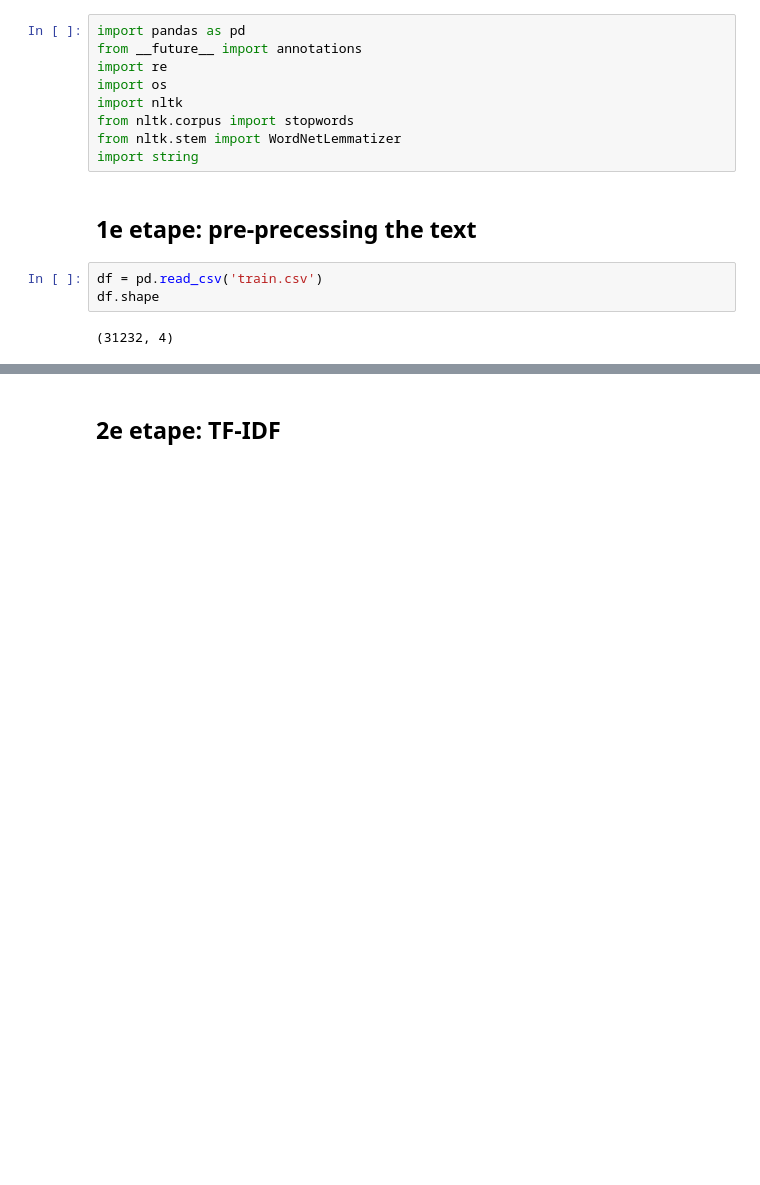
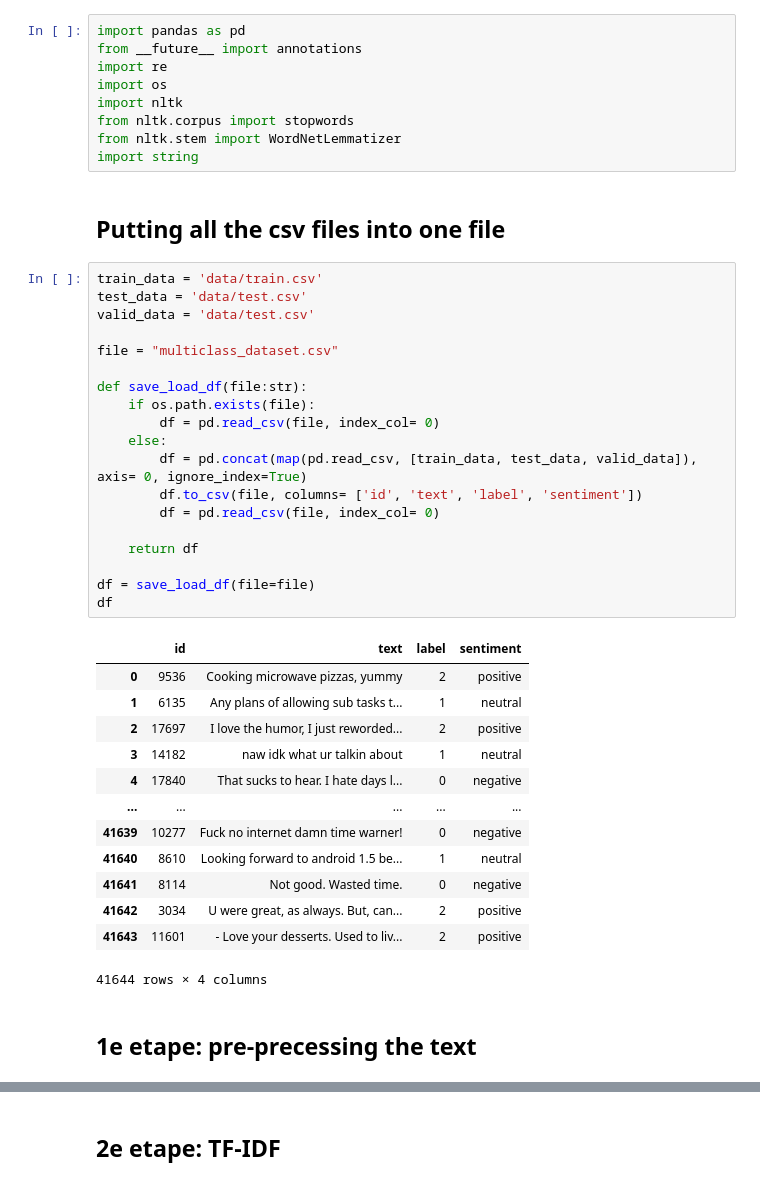
Before and after one commit to mohourzik/sentiment_analysis-project, a Jupyter notebook: notebook.ipynb, the cells around one changed output, grey strips where cells are left out. Saved outputs shown, nothing was run; the diff lists cells and outputs as text; blank space fills up the shorter version.

```diff
--- a/notebook.ipynb
+++ b/notebook.ipynb
@@ -9,11 +9,41 @@ import nltk
 from nltk.corpus import stopwords
 from nltk.stem import WordNetLemmatizer
 import string
+# %% [markdown]
+## Putting all the csv files into one file
+# %%
+train_data = 'data/train.csv'
+test_data = 'data/test.csv'
+valid_data = 'data/test.csv'
+
+file = "multiclass_dataset.csv"
+
+def save_load_df(file:str):
+    if os.path.exists(file):
+        df = pd.read_csv(file, index_col= 0)
+    else:
+        df = pd.concat(map(pd.read_csv, [train_data, test_data, valid_data]), axis= 0, ignore_index=True)
+        df.to_csv(file, columns= ['id', 'text', 'label', 'sentiment'])
+        df = pd.read_csv(file, index_col= 0)
+
+    return df
+
+df = save_load_df(file=file)
+df
+# %% [output]
+|  | id | text | label | sentiment |
+| 0 | 9536 | Cooking microwave pizzas, yummy | 2 | positive |
+| 1 | 6135 | Any plans of allowing sub tasks t... | 1 | neutral |
+| 2 | 17697 | I love the humor, I just reworded... | 2 | positive |
+| 3 | 14182 | naw idk what ur talkin about | 1 | neutral |
+| 4 | 17840 | That sucks to hear. I hate days l... | 0 | negative |
+| ... | ... | ... | ... | ... |
+| 41639 | 10277 | Fuck no internet damn time warner! | 0 | negative |
+| 41640 | 8610 | Looking forward to android 1.5 be... | 1 | neutral |
+| 41641 | 8114 | Not good. Wasted time. | 0 | negative |
+| 41642 | 3034 | U were great, as always. But, can... | 2 | positive |
+| 41643 | 11601 | - Love your desserts. Used to liv... | 2 | positive |
+41644 rows × 4 columns
 # %% [markdown]
 ## 1e etape: pre-precessing the text
-# %%
-df = pd.read_csv('train.csv')
-df.shape
-# %% [output]
-(31232, 4)
 # %%
```
Also changed, not shown: parts of 23 cells of this notebook.
